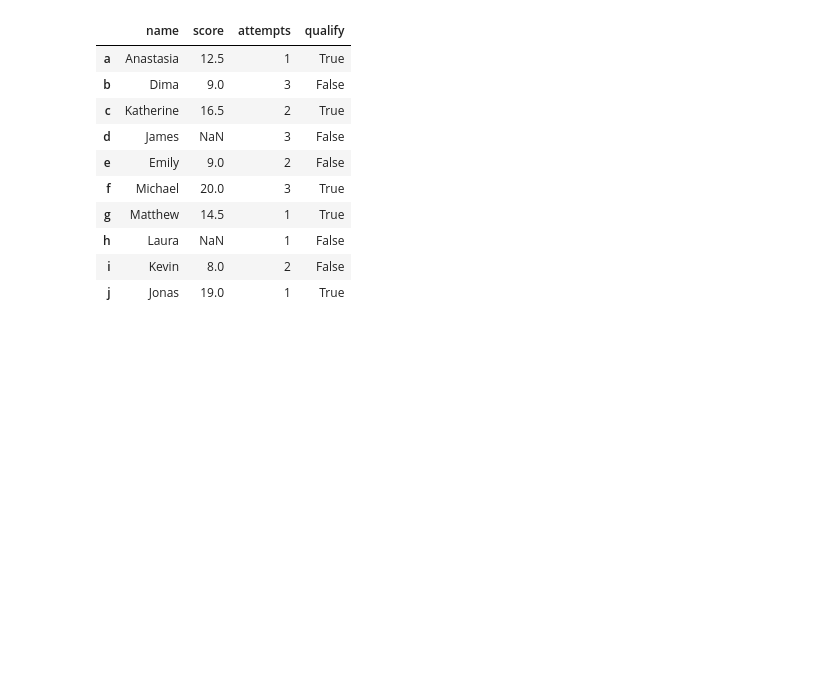
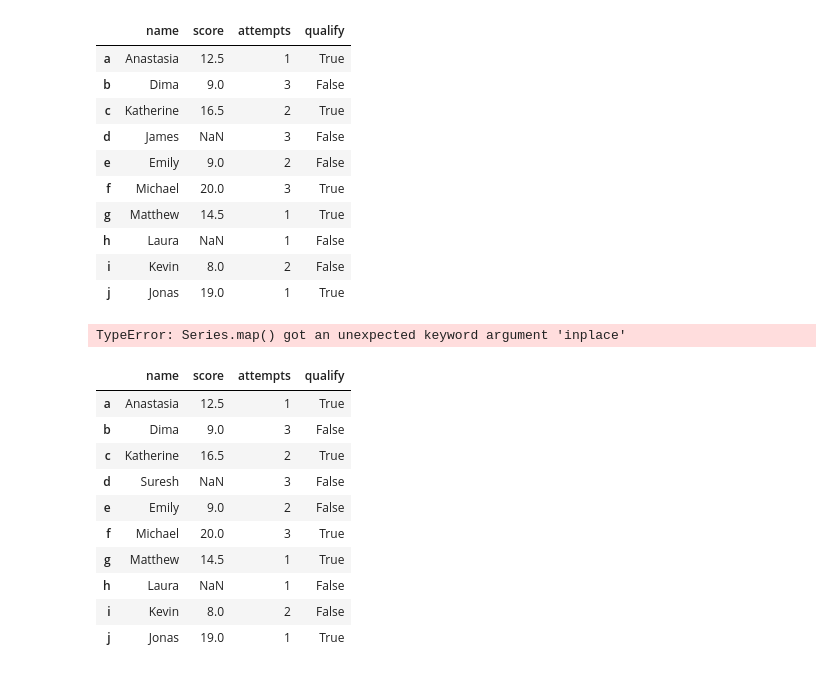
Before and after one commit to SwethaG-29/Explore_Python, a Jupyter notebook: DataFrame_Practice.ipynb, the cells around one changed output. Saved outputs shown, nothing was run; the diff lists cells and outputs as text; code cells hidden in the pictures; blank space fills up the shorter version.

```diff
--- a/DataFrame_Practice.ipynb
+++ b/DataFrame_Practice.ipynb
@@ -283,3 +283,23 @@ df4
 | j | Jonas | 19.0 | 1 | True |
 # %%
 18. Write a Pandas program to change the name 'James' to 'Suresh' in name column of the DataFrame.
+# %%
+df00 = df4
+# %% [output]
+TypeError: Series.map() got an unexpected keyword argument 'inplace'
+# %%
+df4.replace({'James':'Suresh'},inplace = True)
+# %%
+df4
+# %% [output]
+|  | name | score | attempts | qualify |
+| a | Anastasia | 12.5 | 1 | True |
+| b | Dima | 9.0 | 3 | False |
+| c | Katherine | 16.5 | 2 | True |
+| d | Suresh | NaN | 3 | False |
+| e | Emily | 9.0 | 2 | False |
+| f | Michael | 20.0 | 3 | True |
+| g | Matthew | 14.5 | 1 | True |
+| h | Laura | NaN | 1 | False |
+| i | Kevin | 8.0 | 2 | False |
+| j | Jonas | 19.0 | 1 | True |
```
Also changed, not shown: parts of 51 cells of this notebook.
